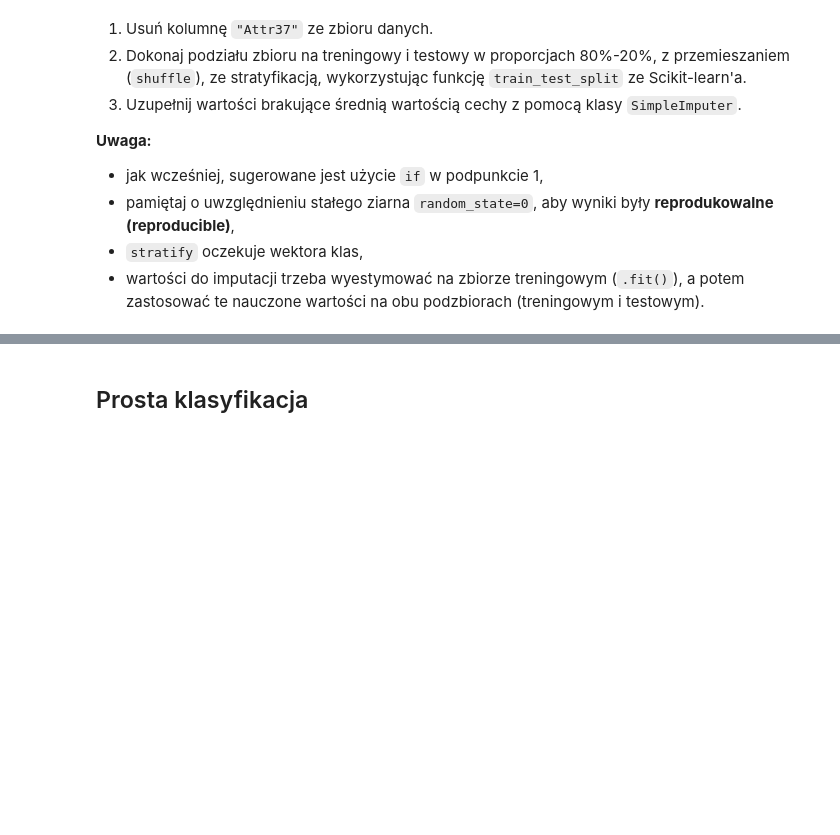
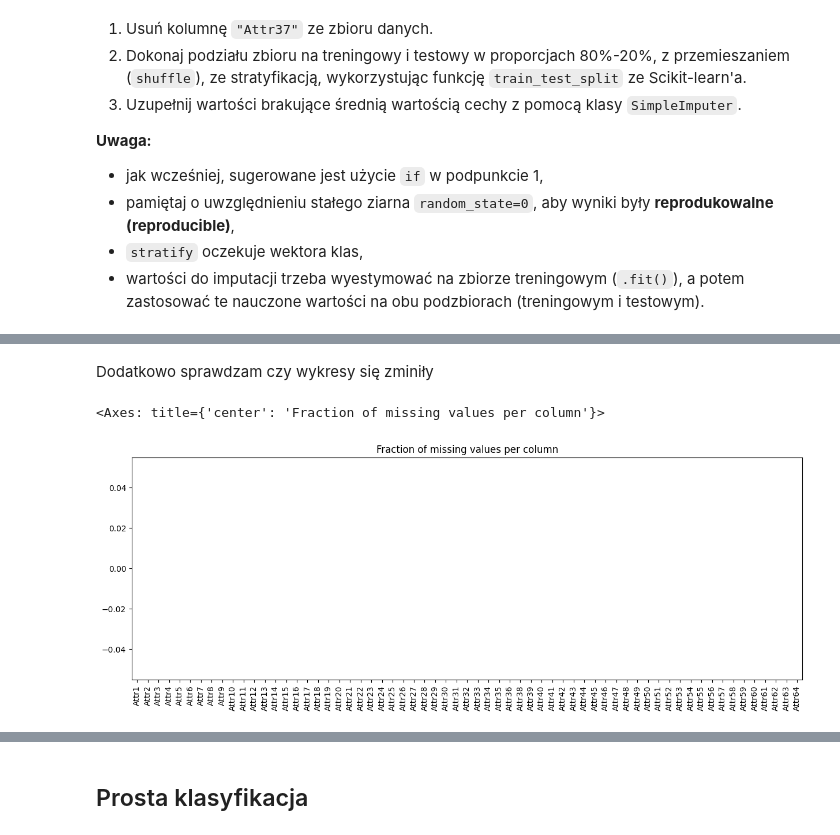
Before and after one commit to mateunow/sztuczna-inteligencja, a Jupyter notebook: lab2/lab_2.ipynb, the cells around one changed output, grey strips where cells are left out. Drawn from its saved outputs; the diff is of its cells as text; code cells hidden in the pictures; blank space fills up the shorter version.

```diff
--- a/lab2/lab_2.ipynb
+++ b/lab2/lab_2.ipynb
@@ -94,3 +176,20 @@ Podział na zbiór treningowy i testowy to pierwszy moment, kiedy niezbalansowan
+# %%
+# your_code
+from sklearn.model_selection import train_test_split
+from sklearn.impute import SimpleImputer
+import numpy as np
+
+if "Attr37" in X.columns:
+  X = X.drop(["Attr37"], axis="columns")
+
+
+
+X_train, X_test, y_train, y_test = train_test_split(
+    X, y, test_size=0.2, random_state=0, shuffle = True, stratify = y
+)
+imputer = SimpleImputer(missing_values=np.nan, strategy='mean')
+X_train = pd.DataFrame(imputer.fit_transform(X_train), columns=X.columns)
+X_test = pd.DataFrame(imputer.transform(X_test), columns=X.columns)
 # %%
 import numpy as np
 
@@ -101,0 +203,8 @@ print("Solution is correct!")
+# %% [markdown]
+Dodatkowo sprawdzam czy wykresy się zminiły
+# %%
+na_perc = X_train.isna().sum() / len(X)
+na_perc.plot.bar(title="Fraction of missing values per column", figsize=(15, 5))
+# %% [output]
+<Axes: title={'center': 'Fraction of missing values per column'}>
+[figure, added]
```
Also changed, not shown: parts of 20 cells of this notebook.
